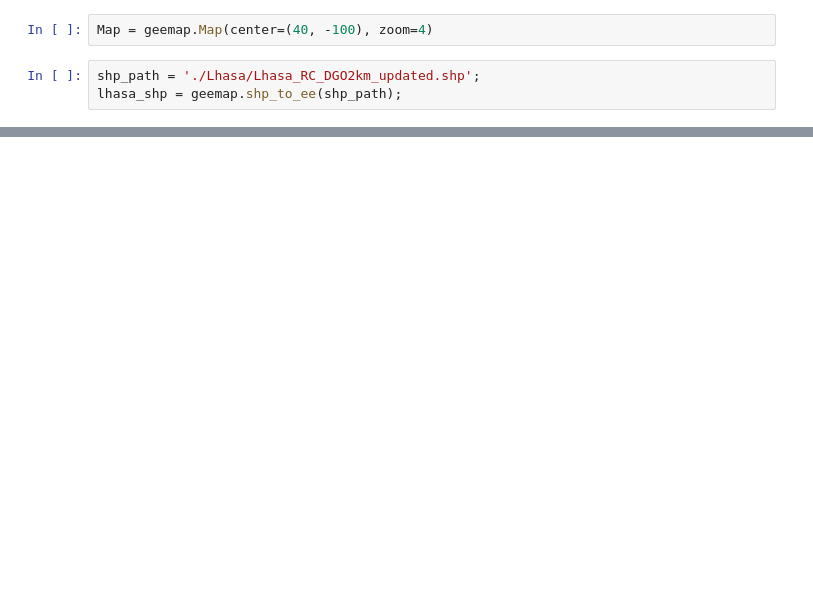
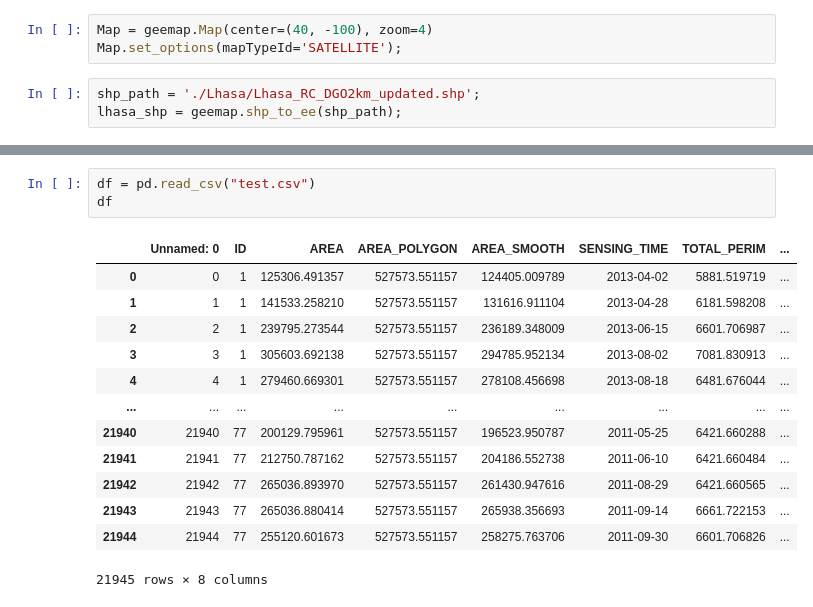
Before and after one commit to Skydive/ENS_M1_Stage_2022, a Jupyter notebook: EarthEngine/test.ipynb, the cells around one changed output, grey strips where cells are left out. Drawn from its saved outputs; the diff is of its cells as text; blank space fills up the shorter version.

```diff
--- a/EarthEngine/test.ipynb
+++ b/EarthEngine/test.ipynb
@@ -19,5 +20,6 @@ import geemap
 # %%
 Map = geemap.Map(center=(40, -100), zoom=4)
+Map.set_options(mapTypeId='SATELLITE');
 # %%
 shp_path = './Lhasa/Lhasa_RC_DGO2km_updated.shp';
 lhasa_shp = geemap.shp_to_ee(shp_path);
@@ -146,0 +200,17 @@ Map(bottom=3389.0, center=[29.651569731000073, 91.3219064102816], controls=(Widg
+# %%
+df = pd.read_csv("test.csv")
+df
+# %% [output]
+|  | Unnamed: 0 | ID | AREA | AREA_POLYGON | AREA_SMOOTH | SENSING_TIME | TOTAL_PERIM | ... |
+| 0 | 0 | 1 | 125306.491357 | 527573.551157 | 124405.009789 | 2013-04-02 | 5881.519719 | ... |
+| 1 | 1 | 1 | 141533.258210 | 527573.551157 | 131616.911104 | 2013-04-28 | 6181.598208 | ... |
+| 2 | 2 | 1 | 239795.273544 | 527573.551157 | 236189.348009 | 2013-06-15 | 6601.706987 | ... |
+| 3 | 3 | 1 | 305603.692138 | 527573.551157 | 294785.952134 | 2013-08-02 | 7081.830913 | ... |
+| 4 | 4 | 1 | 279460.669301 | 527573.551157 | 278108.456698 | 2013-08-18 | 6481.676044 | ... |
+| ... | ... | ... | ... | ... | ... | ... | ... | ... |
+| 21940 | 21940 | 77 | 200129.795961 | 527573.551157 | 196523.950787 | 2011-05-25 | 6421.660288 | ... |
+| 21941 | 21941 | 77 | 212750.787162 | 527573.551157 | 204186.552738 | 2011-06-10 | 6421.660484 | ... |
+| 21942 | 21942 | 77 | 265036.893970 | 527573.551157 | 261430.947616 | 2011-08-29 | 6421.660565 | ... |
+| 21943 | 21943 | 77 | 265036.880414 | 527573.551157 | 265938.356693 | 2011-09-14 | 6661.722153 | ... |
+| 21944 | 21944 | 77 | 255120.601673 | 527573.551157 | 258275.763706 | 2011-09-30 | 6601.706826 | ... |
+21945 rows × 8 columns
```
Also changed, not shown: parts of 9 cells of this notebook, 2 other files.
